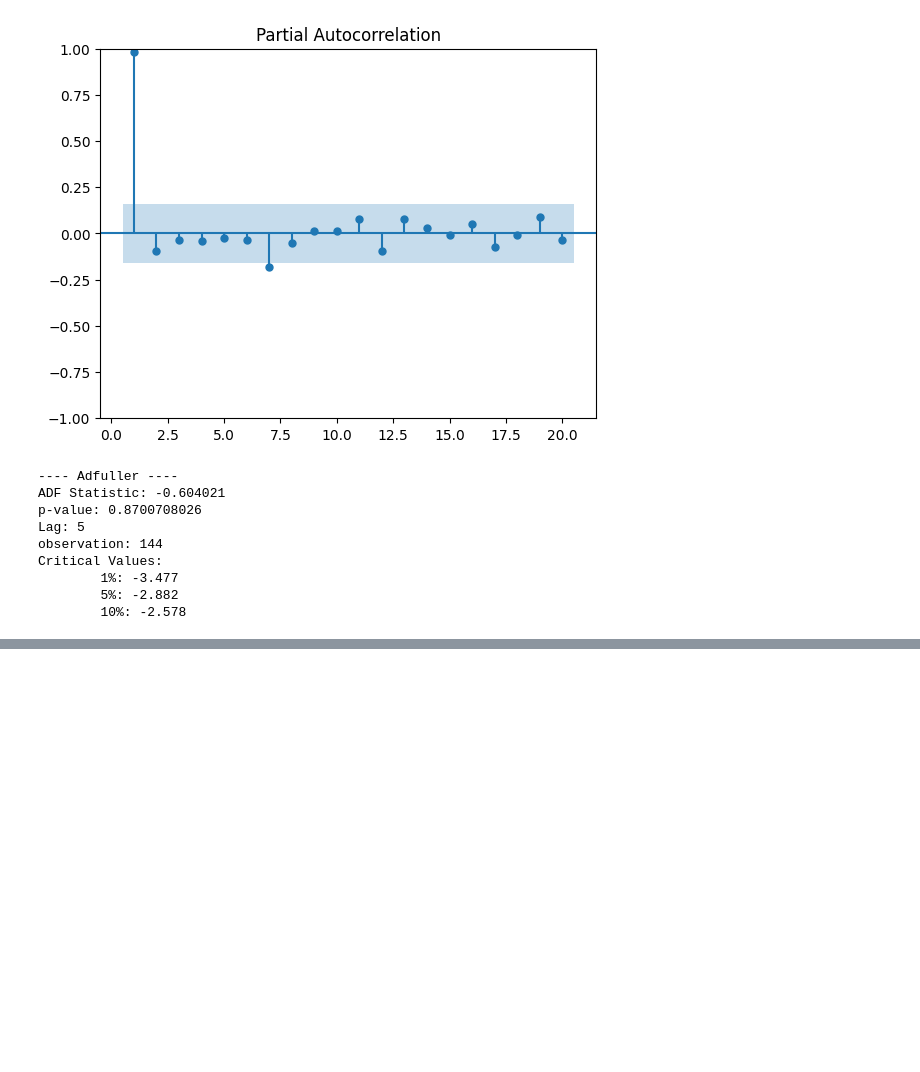
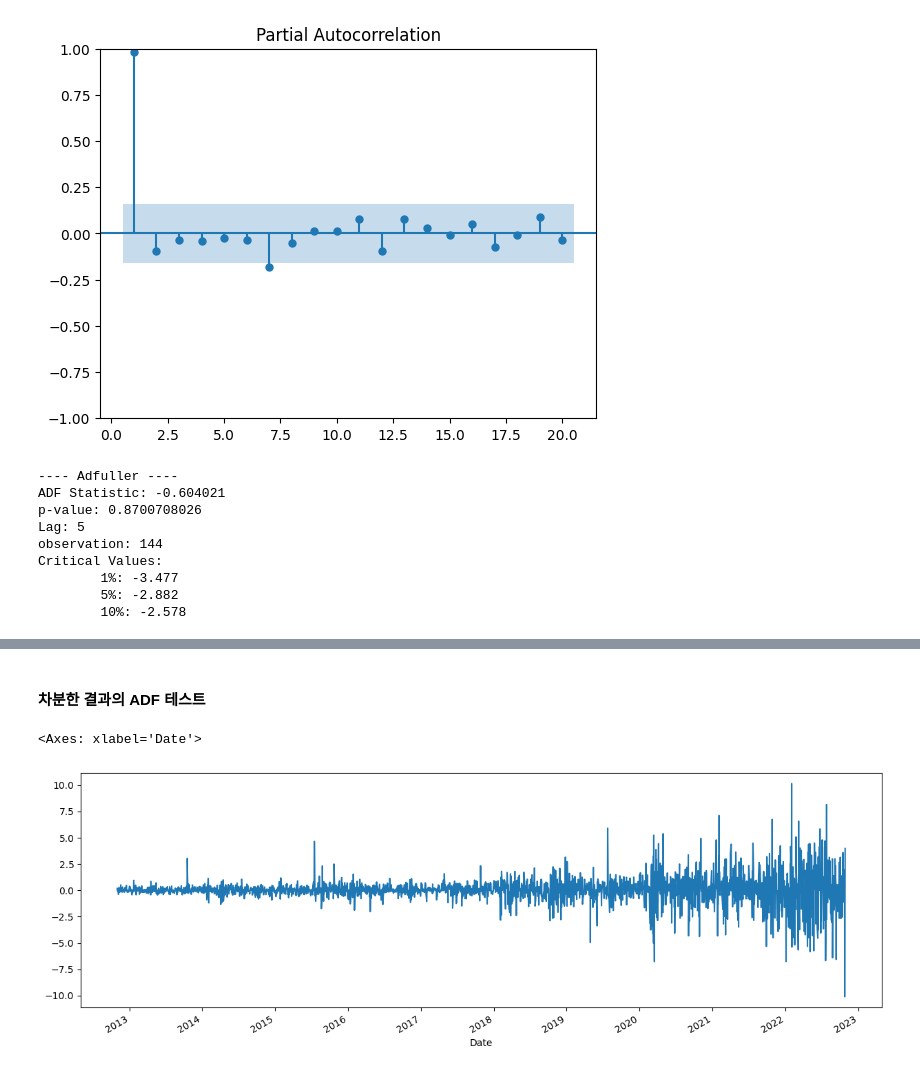
Before and after one commit to MaGeonHu/ML_study, a Jupyter notebook: 시계열예측.ipynb, the cells around one changed output, grey strips where cells are left out. Cells and saved outputs as stored; diff of their text form; code cells hidden in the pictures; blank space fills up the shorter version.

```diff
--- a/시계열예측.ipynb
+++ b/시계열예측.ipynb
@@ -46,0 +110,9 @@ Critical Values:
+# %% [markdown]
+#### 차분한 결과의 ADF 테스트
+# %%
+df_diff1 = df['Adj Close'].diff().dropna()
+# %%
+df_diff1.plot(figsize = (15,5))
+# %% [output]
+<Axes: xlabel='Date'>
+[figure, added]
```
Also changed, not shown: parts of 27 cells of this notebook, 2 other files.
